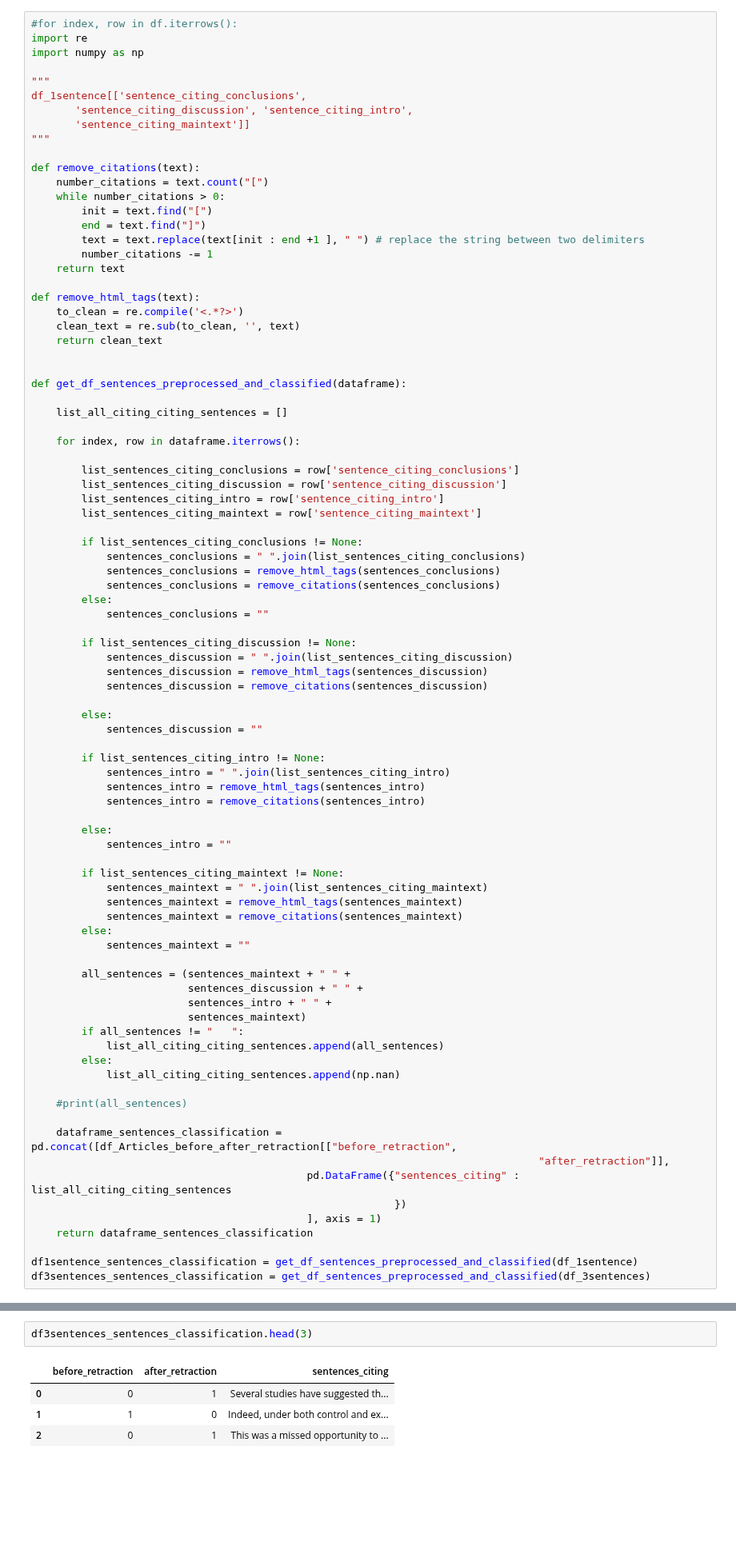
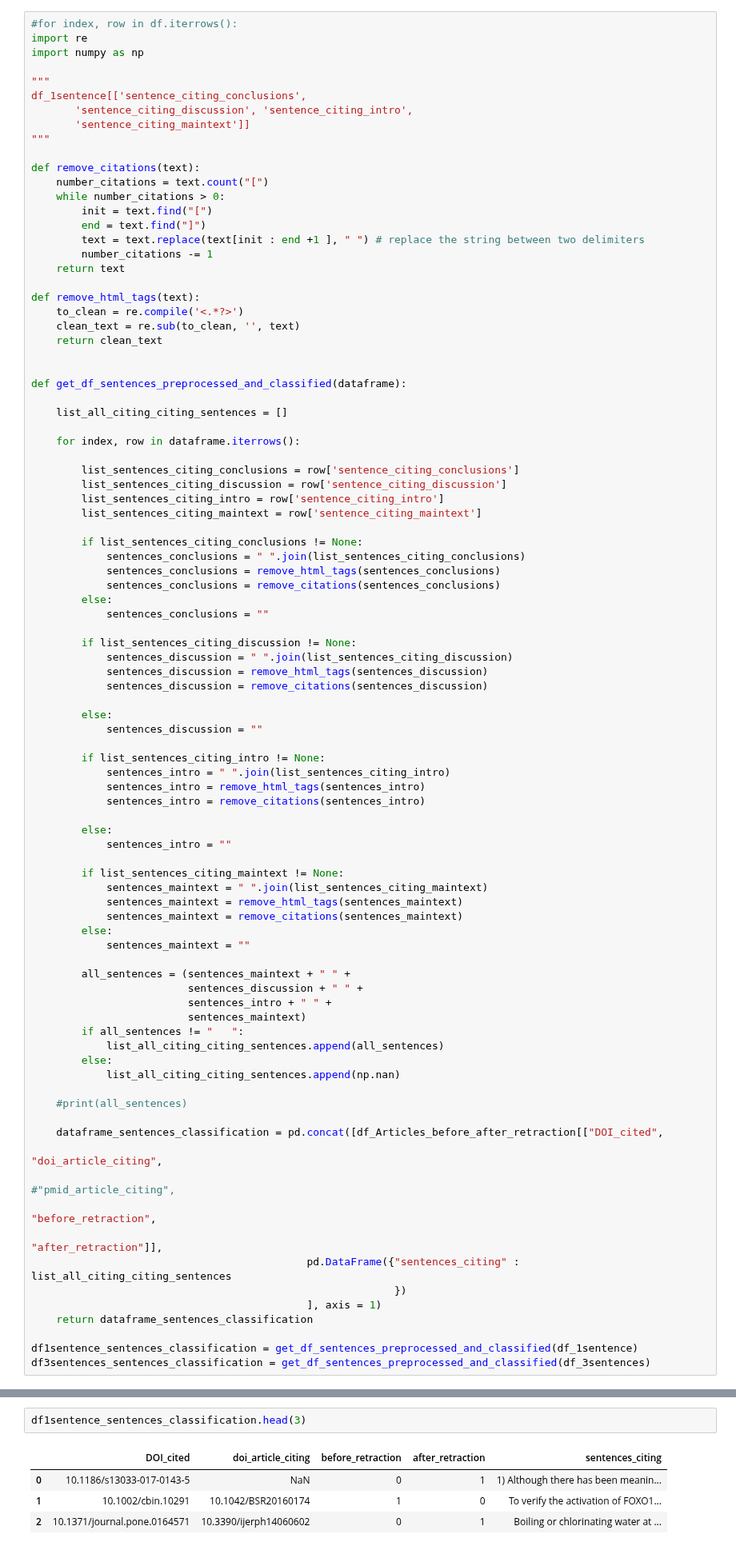
Before and after one commit to dciudadr/eLife_retractions, a Jupyter notebook: retractionwatc2h.ipynb, the cells around one changed output, grey strips where cells are left out. Shown at 80% size. Saved outputs shown, nothing was run; the diff lists cells and outputs as text; blank space fills up the shorter version.

```diff
--- a/retractionwatc2h.ipynb
+++ b/retractionwatc2h.ipynb
@@ -663,8 +681,11 @@ def get_df_sentences_preprocessed_and_classified(dataframe):
 
     #print(all_sentences)
 
-    dataframe_sentences_classification = pd.concat([df_Articles_before_after_retraction[["before_retraction",
-                                                                                 "after_retraction"]],
+    dataframe_sentences_classification = pd.concat([df_Articles_before_after_retraction[["DOI_cited",
+                                                                                         "doi_article_citing",
+                                                                                         #"pmid_article_citing",
+                                                                                         "before_retraction",
+                                                                                         "after_retraction"]],
                                             pd.DataFrame({"sentences_citing" : list_all_citing_citing_sentences
                                                           })
                                             ], axis = 1)
@@ -692,7 +722,7 @@ df3sentences_sentences_classification.shape
 # %%
-df3sentences_sentences_classification.head(3)
+df1sentence_sentences_classification.head(3)
 # %% [output]
-|  | before_retraction | after_retraction | sentences_citing |
-| 0 | 0 | 1 | Several studies have suggested th... |
-| 1 | 1 | 0 | Indeed, under both control and ex... |
-| 2 | 0 | 1 | This was a missed opportunity to ... |
+|  | DOI_cited | doi_article_citing | before_retraction | after_retraction | sentences_citing |
+| 0 | 10.1186/s13033-017-0143-5 | NaN | 0 | 1 | 1) Although there has been meanin... |
+| 1 | 10.1002/cbin.10291 | 10.1042/BSR20160174 | 1 | 0 | To verify the activation of FOXO1... |
+| 2 | 10.1371/journal.pone.0164571 | 10.3390/ijerph14060602 | 0 | 1 | Boiling or chlorinating water at ... |
```
Also changed, not shown: parts of 23 cells of this notebook.
